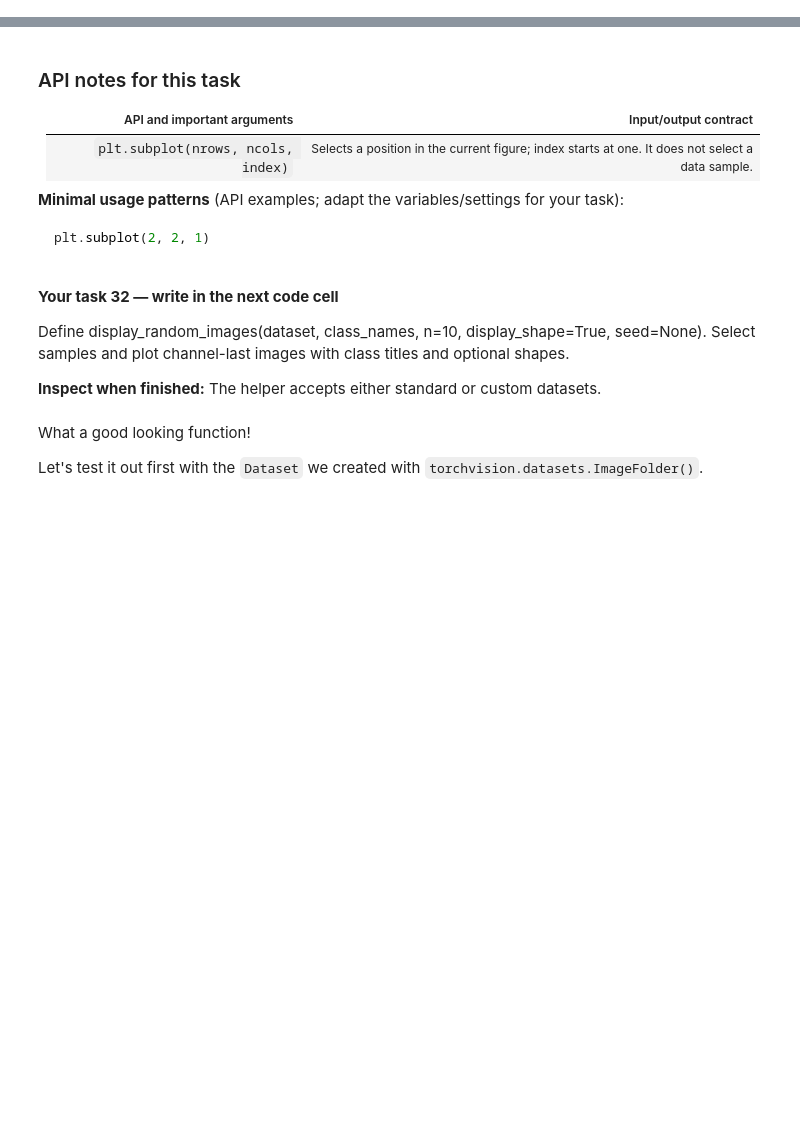
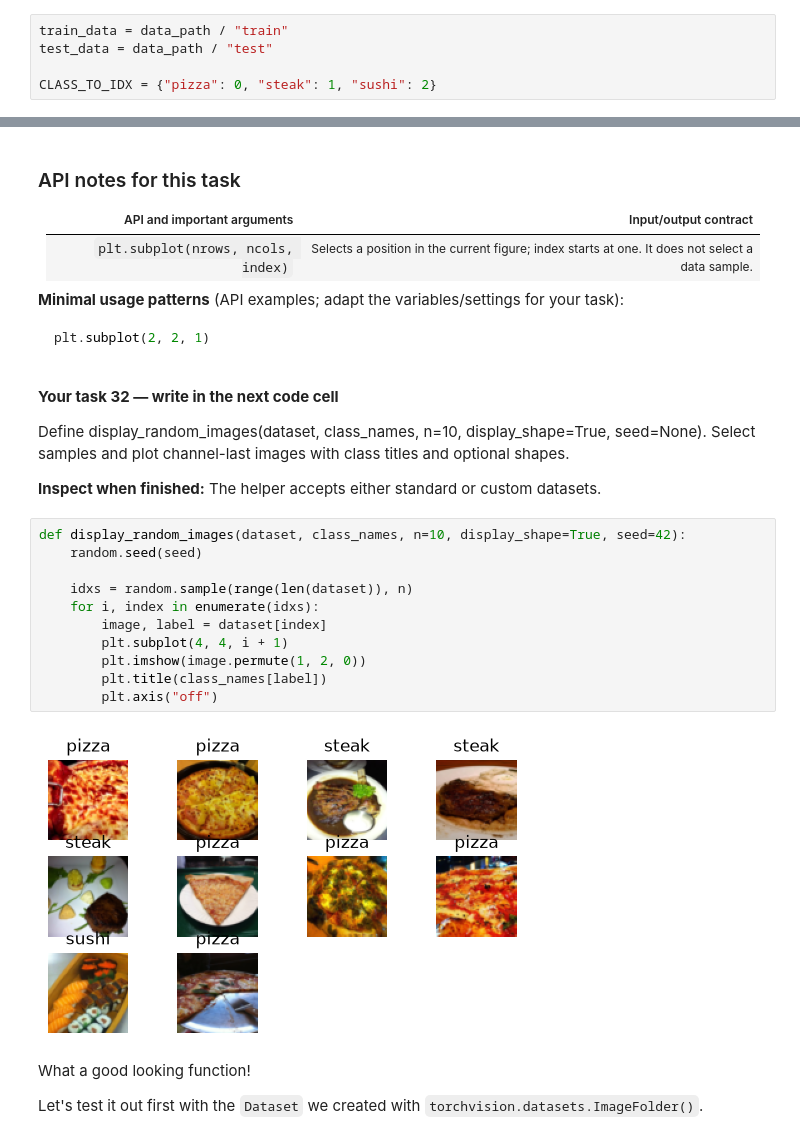
Before and after one commit to GyDeen/PyTorch-DeepLearning, a Jupyter notebook: 04_pytorch_custom_datasets.ipynb, the cells around one changed output, grey strips where cells are left out. Drawn from its saved outputs; the diff is of its cells as text; blank space fills up the shorter version.

```diff
--- a/04_pytorch_custom_datasets.ipynb
+++ b/04_pytorch_custom_datasets.ipynb
@@ -291,6 +324,11 @@ While we're at it, let's setup our training and testing paths.
 Create train_dir and test_dir as pathlib paths beneath image_path.
 
 **Inspect when finished:** Both point to directories containing class-named folders.
+# %%
+train_data = data_path / "train"
+test_data = data_path / "test"
+
+CLASS_TO_IDX = {"pizza": 0, "steak": 1, "sushi": 2}
 # %% [markdown]
 ### 2.1 Visualize an image
 
@@ -858,6 +1112,19 @@ plt.subplot(2, 2, 1)
 Define display_random_images(dataset, class_names, n=10, display_shape=True, seed=None). Select samples and plot channel-last images with class titles and optional shapes.
 
 **Inspect when finished:** The helper accepts either standard or custom datasets.
+# %%
+def display_random_images(dataset, class_names, n=10, display_shape=True, seed=42):
+    random.seed(seed)
+
+    idxs = random.sample(range(len(dataset)), n)
+    for i, index in enumerate(idxs):
+        image, label = dataset[index]
+        plt.subplot(4, 4, i + 1)
+        plt.imshow(image.permute(1, 2, 0))
+        plt.title(class_names[label])
+        plt.axis("off")
+# %% [output]
+[figure, added]
 # %% [markdown]
 What a good looking function!
 
```
Also changed, not shown: parts of 54 cells of this notebook.
